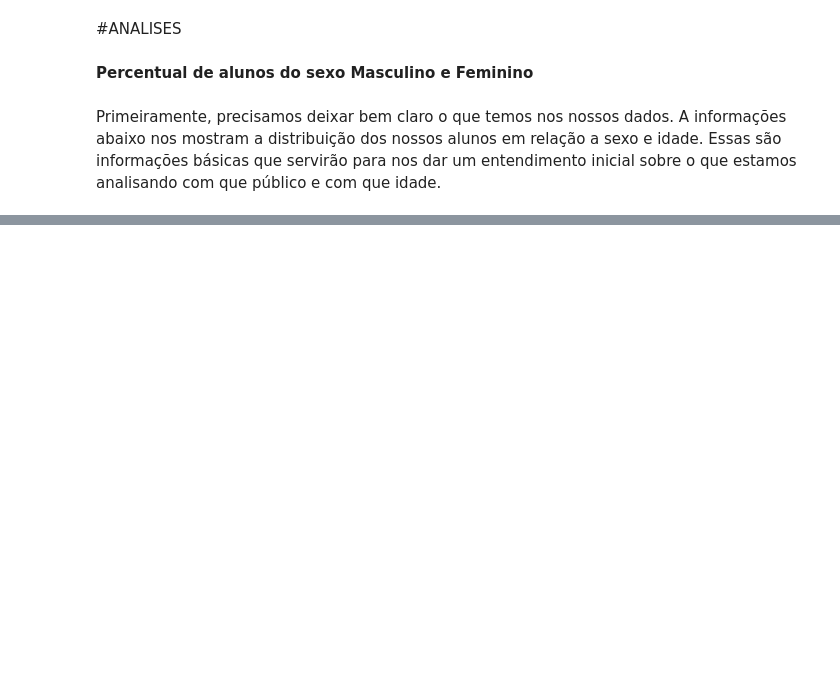
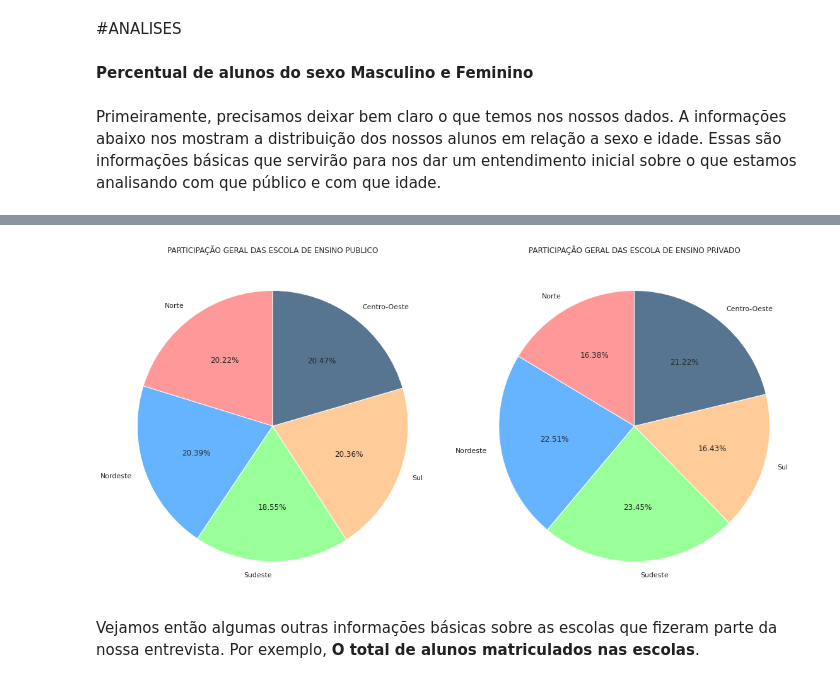
Before and after one commit to MatheusOrange211/Bootcamp-Alura, a Jupyter notebook: PROJETO_MODULO_3.ipynb, the cells around one changed output, grey strips where cells are left out. Cells and saved outputs as stored; diff of their text form; code cells hidden in the pictures; blank space fills up the shorter version.

```diff
--- a/PROJETO_MODULO_3.ipynb
+++ b/PROJETO_MODULO_3.ipynb
@@ -222,0 +256,19 @@ pd.crosstab(dados["VB12002"],dados["VB01001"],normalize='columns').round(2) *100
+# %%
+colors = ['#ff9999','#66b3ff','#99ff99','#ffcc99','#577590']
+
+fig,(ax1,ax2) = plt.subplots(1,2)
+fig = plt.gcf()
+fig.set_size_inches(16,9)
+
+ax1.pie(escola_info["PUBLICO_GERAL"],colors=colors,labels=escola_info.index, autopct='%1.2f%%',startangle=90)
+ax1.set_title("PARTICIPAÇÃO GERAL DAS ESCOLA DE ENSINO PUBLICO")
+
+ax2.pie(escola_info["PRIVADO_GERAL"],colors=colors,labels=escola_info.index, autopct='%1.2f%%',startangle=90)
+ax2.set_title("PARTICIPAÇÃO GERAL DAS ESCOLA DE ENSINO PRIVADO")
+
+plt.tight_layout()
+plt.show()
+# %% [output]
+[figure, added]
+# %% [markdown]
+Vejamos então algumas outras informações básicas sobre as escolas que fizeram parte da nossa entrevista. Por exemplo, **O total de alunos matriculados nas escolas**.
```
Also changed, not shown: parts of 70 cells of this notebook.
